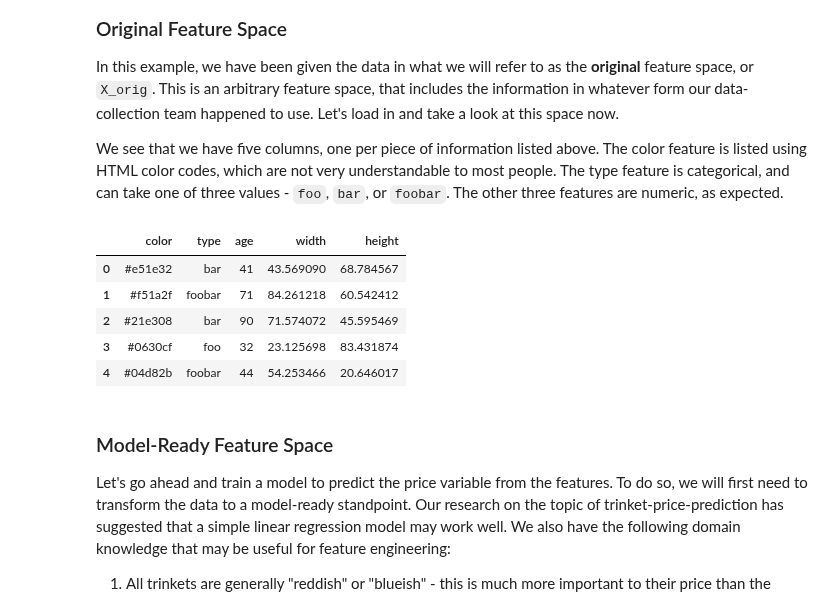
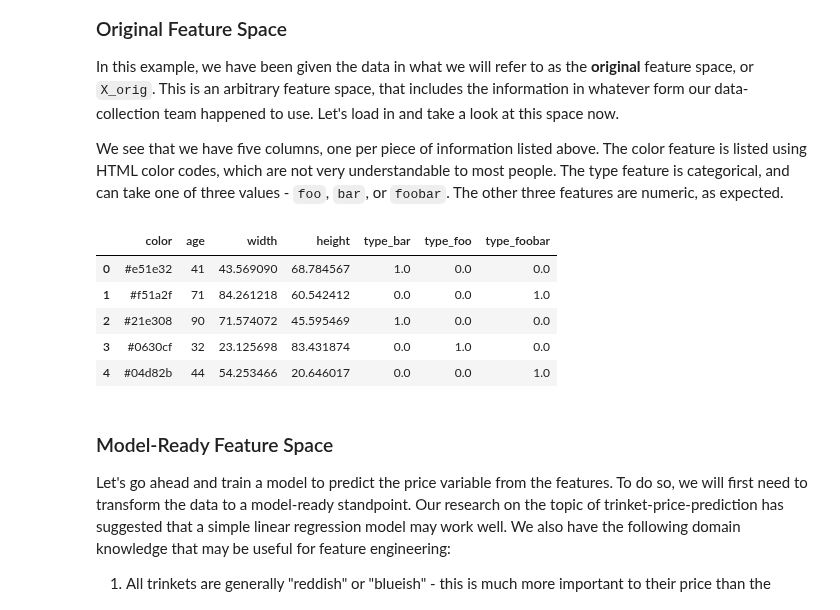
Before and after one commit to sibyl-dev/pyreal, a Jupyter notebook: tutorials/simple_four_spaces/simple_four_spaces_clean.ipynb, the cells around one changed output. Cells and saved outputs as stored; diff of their text form; code cells hidden in the pictures.

```diff
--- a/tutorials/simple_four_spaces/simple_four_spaces_clean.ipynb
+++ b/tutorials/simple_four_spaces/simple_four_spaces_clean.ipynb
@@ -24,18 +24,18 @@ We see that we have five columns, one per piece of information listed above. The
 # %%
 import pandas as pd
 
-data_orig =  pd.read_csv("trinket_data.csv", index_col=0)
+data_orig =  pd.read_csv("trinket_data_orig.csv", index_col=0)
 y_orig = data_orig["price"]
 X_orig = data_orig.drop("price", axis=1)
 
 X_orig.head()
 # %% [output]
-|  | color | type | age | width | height |
-| 0 | #e51e32 | bar | 41 | 43.569090 | 68.784567 |
-| 1 | #f51a2f | foobar | 71 | 84.261218 | 60.542412 |
-| 2 | #21e308 | bar | 90 | 71.574072 | 45.595469 |
-| 3 | #0630cf | foo | 32 | 23.125698 | 83.431874 |
-| 4 | #04d82b | foobar | 44 | 54.253466 | 20.646017 |
+|  | color | age | width | height | type_bar | type_foo | type_foobar |
+| 0 | #e51e32 | 41 | 43.569090 | 68.784567 | 1.0 | 0.0 | 0.0 |
+| 1 | #f51a2f | 71 | 84.261218 | 60.542412 | 0.0 | 0.0 | 1.0 |
+| 2 | #21e308 | 90 | 71.574072 | 45.595469 | 1.0 | 0.0 | 0.0 |
+| 3 | #0630cf | 32 | 23.125698 | 83.431874 | 0.0 | 1.0 | 0.0 |
+| 4 | #04d82b | 44 | 54.253466 | 20.646017 | 0.0 | 0.0 | 1.0 |
 # %% [markdown]
 ### Model-Ready Feature Space
 
```
Also changed, not shown: parts of 7 cells of this notebook, 3 other files.
